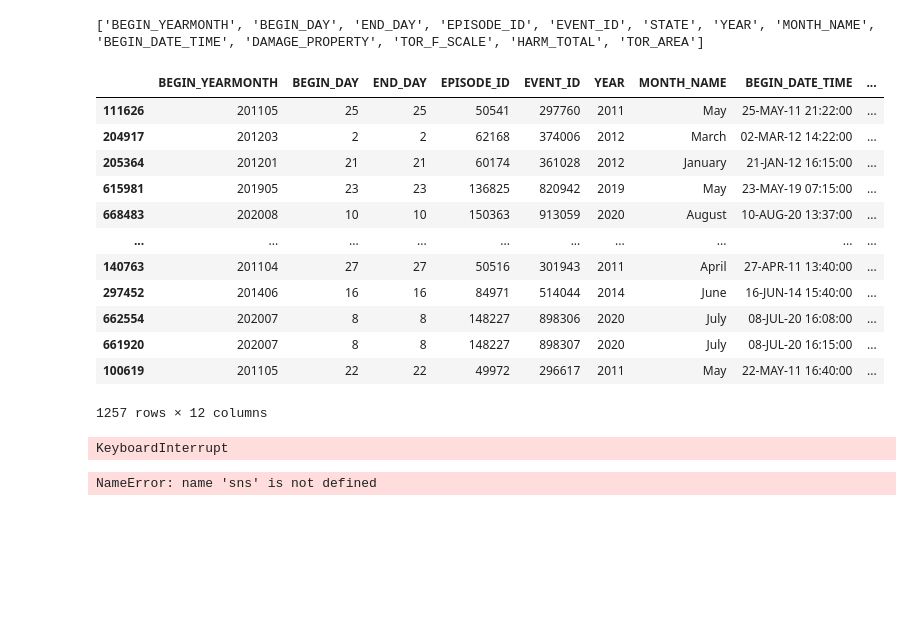
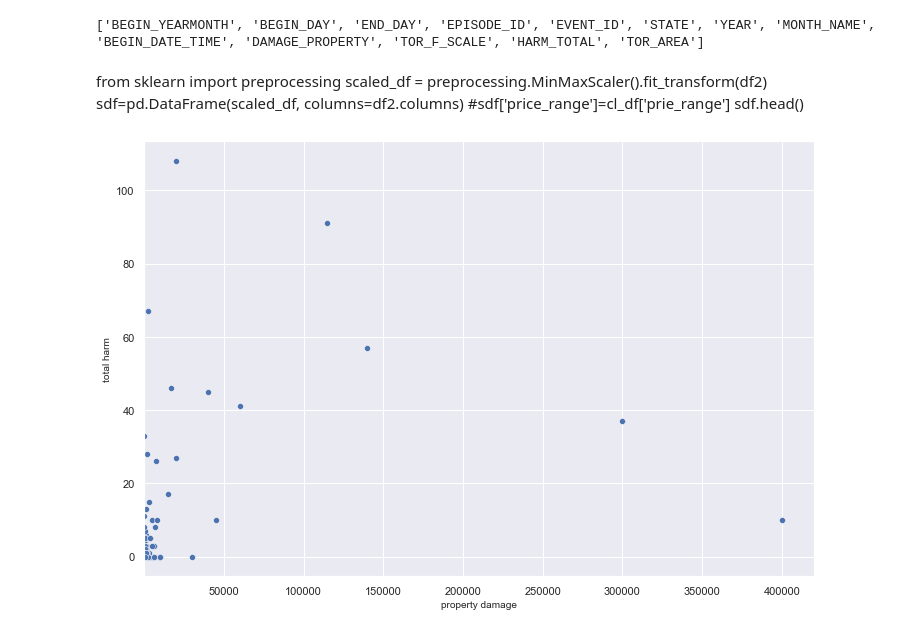
Before and after one commit to saiT1108/DS_project, a Jupyter notebook: main.ipynb, the cells around one changed output. Saved outputs shown, nothing was run; the diff lists cells and outputs as text; code cells hidden in the pictures; blank space fills up the shorter version.

```diff
--- a/main.ipynb
+++ b/main.ipynb
@@ -149,62 +149,42 @@ for (columnName, columnData) in sampled_df.iteritems():
 print(cont_features)
 # %% [output]
 ['BEGIN_YEARMONTH', 'BEGIN_DAY', 'END_DAY', 'EPISODE_ID', 'EVENT_ID', 'STATE', 'YEAR', 'MONTH_NAME', 'BEGIN_DATE_TIME', 'DAMAGE_PROPERTY', 'TOR_F_SCALE', 'HARM_TOTAL', 'TOR_AREA']
-# %%
-df2 = sampled_df[cont_features]
-df2.drop('STATE', axis = 1, inplace = True)
-df2
-# %% [output]
-|  | BEGIN_YEARMONTH | BEGIN_DAY | END_DAY | EPISODE_ID | EVENT_ID | YEAR | MONTH_NAME | BEGIN_DATE_TIME | ... |
-| 111626 | 201105 | 25 | 25 | 50541 | 297760 | 2011 | May | 25-MAY-11 21:22:00 | ... |
-| 204917 | 201203 | 2 | 2 | 62168 | 374006 | 2012 | March | 02-MAR-12 14:22:00 | ... |
-| 205364 | 201201 | 21 | 21 | 60174 | 361028 | 2012 | January | 21-JAN-12 16:15:00 | ... |
-| 615981 | 201905 | 23 | 23 | 136825 | 820942 | 2019 | May | 23-MAY-19 07:15:00 | ... |
-| 668483 | 202008 | 10 | 10 | 150363 | 913059 | 2020 | August | 10-AUG-20 13:37:00 | ... |
-| ... | ... | ... | ... | ... | ... | ... | ... | ... | ... |
-| 140763 | 201104 | 27 | 27 | 50516 | 301943 | 2011 | April | 27-APR-11 13:40:00 | ... |
-| 297452 | 201406 | 16 | 16 | 84971 | 514044 | 2014 | June | 16-JUN-14 15:40:00 | ... |
-| 662554 | 202007 | 8 | 8 | 148227 | 898306 | 2020 | July | 08-JUL-20 16:08:00 | ... |
-| 661920 | 202007 | 8 | 8 | 148227 | 898307 | 2020 | July | 08-JUL-20 16:15:00 | ... |
-| 100619 | 201105 | 22 | 22 | 49972 | 296617 | 2011 | May | 22-MAY-11 16:40:00 | ... |
-1257 rows × 12 columns
-# %%
-from sklearn import preprocessing
-scaled_df = preprocessing.MinMaxScaler().fit_transform(df2)
-sdf=pd.DataFrame(scaled_df, columns=df2.columns)
-#sdf['price_range']=cl_df['prie_range']
-sdf.head()
-# %% [output]
-KeyboardInterrupt
+# %% [markdown]
+from sklearn import preprocessing
+scaled_df = preprocessing.MinMaxScaler().fit_transform(df2)
+sdf=pd.DataFrame(scaled_df, columns=df2.columns)
+#sdf['price_range']=cl_df['prie_range']
+sdf.head()
 # %%
 # visualize damage property scale of tornado with a scattarplot and
 #tor_f_scale
 
 #df_hur.dropna()
 #df_hur = df_hur.astype({'DAMAGE_PROPERTY':'float'})
 
 #df_hur['logarithm_base10'] = np.log10(df_hur['DAMAGE_PROPERTY'])
 #df_hur['natural_log'] = np.log(df_hur['DAMAGE_PROPERTY'])
 #plt.scatter(df_hur.DAMAGE_PROPERTY, df_hur.HARM_TOTAL, linewidths = 2, edgecolor ="green", s = 1, hue = 'TOR_F_SCALE')
 
 
 sns.set(rc={'figure.figsize':(12, 8)})
-sns.scatterplot(data=sdf, x='DAMAGE_PROPERTY', y='HARM_TOTAL', palette='deep')
+sns.scatterplot(data=sampled_df, x='DAMAGE_PROPERTY', y='HARM_TOTAL', palette='deep')
 #robust scaling
 
 
 plt.xlabel('property damage', fontsize=10)
 plt.ylabel('total harm', fontsize=10)
 plt.xlim(0.1)
 plt.show()
 
 
-correlation = df_hur.corr()
-print(correlation.loc['DAMAGE_PROPERTY', 'HARM_TOTAL'])
+#correlation = sampled_df.corr()
+#print(correlation.loc['DAMAGE_PROPERTY', 'HARM_TOTAL'])
 
 
 #visualize tornado area
 # %% [output]
-NameError: name 'sns' is not defined
+[figure, added]
 # %%
 ndf = sampled_df[['HARM_TOTAL', 'TOR_AREA']].copy()
 ndf
```
Also changed, not shown: parts of 6 cells of this notebook.
